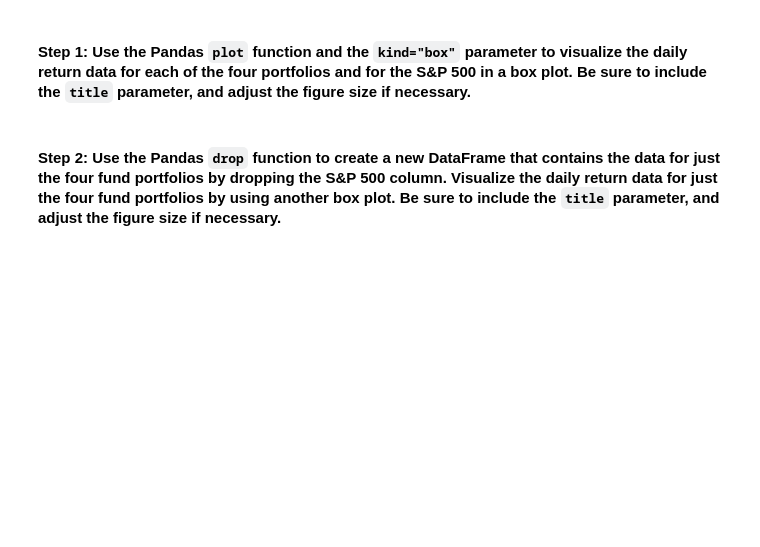
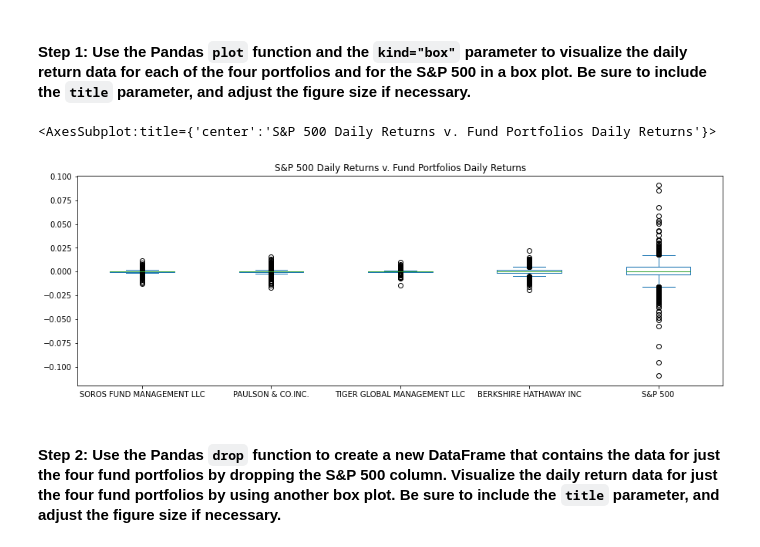
Before and after one commit to Nia-Robinson/risk-return-analysis, a Jupyter notebook: risk_return_analysis.ipynb, the cells around one changed output. Drawn from its saved outputs; the diff is of its cells as text; code cells hidden in the pictures; blank space fills up the shorter version.

Commit message:
Analyzed the volatility of each of the four fund portfolios and by using a box plot of the daily returns to determine the volatility of each portfolio.

```diff
--- a/risk_return_analysis.ipynb
+++ b/risk_return_analysis.ipynb
@@ -200,7 +200,10 @@ Analyze the volatility of each of the four fund portfolios and of the S&P 500 In
 # %%
 # Use the daily return data to create box plots to visualize the volatility of the 4 funds and the S&P 500
 # Include a title parameter and adjust the figure size
-# YOUR CODE HERE
+daily_returns.plot(figsize=(15,5), kind="box", title="S&P 500 Daily Returns v. Fund Portfolios Daily Returns")
+# %% [output]
+<AxesSubplot:title={'center':'S&P 500 Daily Returns v. Fund Portfolios Daily Returns'}>
+[figure, added]
 # %% [markdown]
 #### Step 2: Use the Pandas `drop` function to create a new DataFrame that contains the data for just the four fund portfolios by dropping the S&P 500 column. Visualize the daily return data for just the four fund portfolios by using another box plot. Be sure to include the `title` parameter, and adjust the figure size if necessary.
 # %%
```
Also changed, not shown: parts of 2 cells of this notebook.
